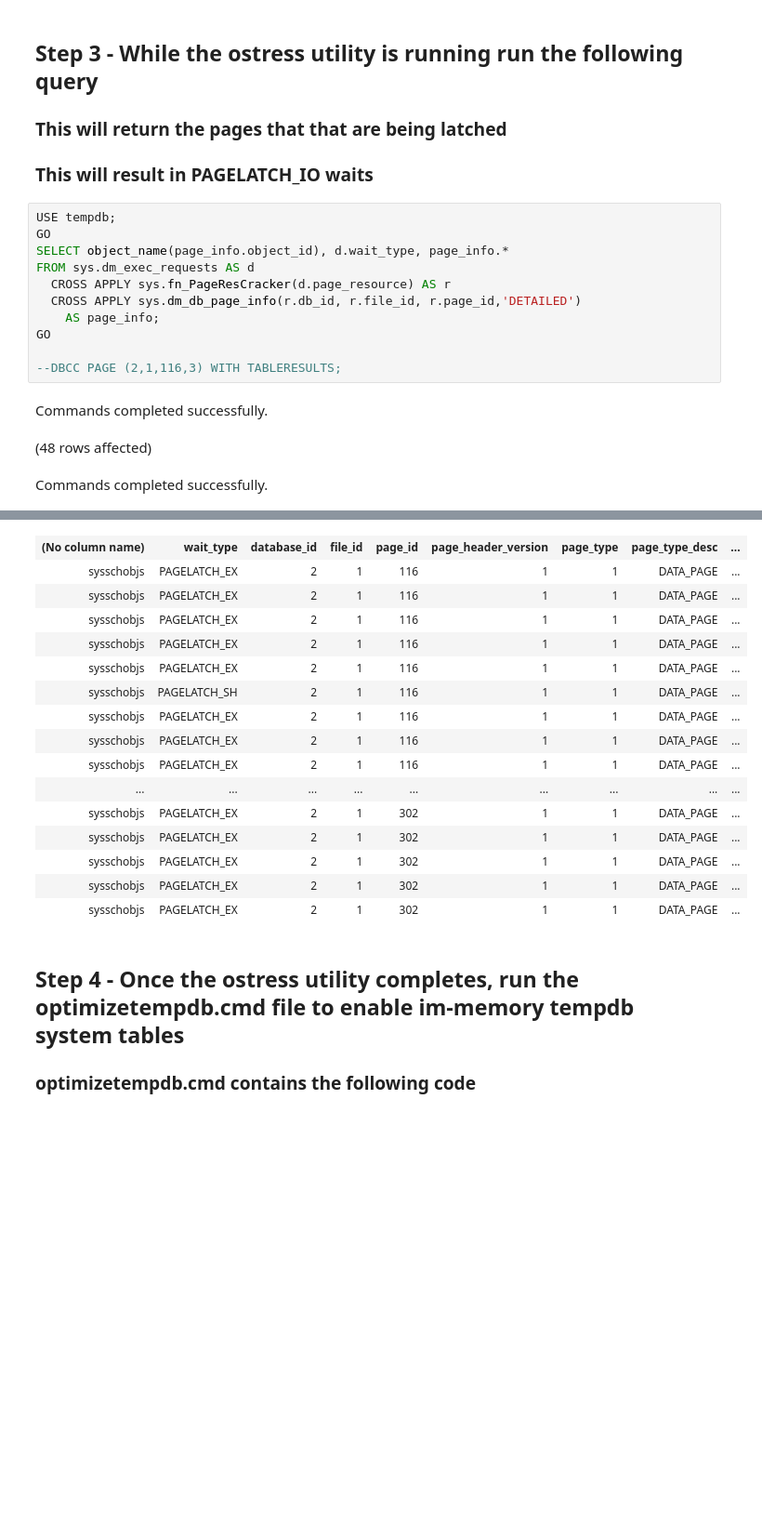
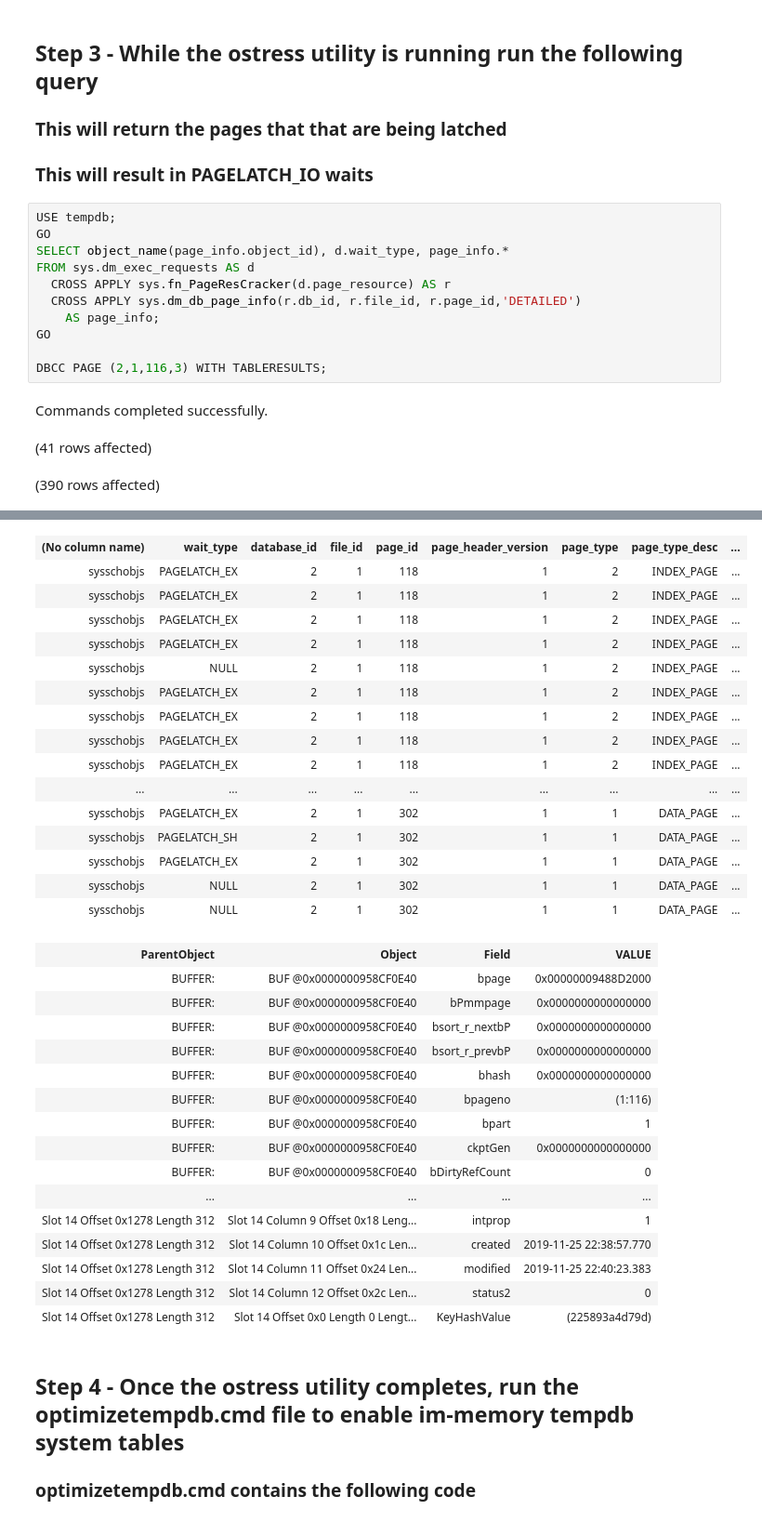
Before and after one commit to skreebydba/MinnesotaPresentation, a Jupyter notebook: tempdb/tempdbstress.ipynb, the cells around one changed output, grey strips where cells are left out. Shown: that part at 93% size. Cells and saved outputs as stored; diff of their text form; blank space fills up the shorter version.

```diff
--- a/tempdb/tempdbstress.ipynb
+++ b/tempdb/tempdbstress.ipynb
@@ -50,8 +52,8 @@ FROM sys.dm_exec_requests AS d
     AS page_info;
 GO
 
---DBCC PAGE (2,1,116,3) WITH TABLERESULTS;
+DBCC PAGE (2,1,116,3) WITH TABLERESULTS;
 # %% [output]
 Commands completed successfully.
-(48 rows affected)
+(41 rows affected)
-Commands completed successfully.
+(390 rows affected)
@@ -59,19 +62,35 @@ Total execution time: 00:00:00.075
 | (No column name) | wait_type | database_id | file_id | page_id | page_header_version | page_type | page_type_desc | ... |
-| sysschobjs | PAGELATCH_EX | 2 | 1 | 116 | 1 | 1 | DATA_PAGE | ... |
-| sysschobjs | PAGELATCH_EX | 2 | 1 | 116 | 1 | 1 | DATA_PAGE | ... |
-| sysschobjs | PAGELATCH_EX | 2 | 1 | 116 | 1 | 1 | DATA_PAGE | ... |
-| sysschobjs | PAGELATCH_EX | 2 | 1 | 116 | 1 | 1 | DATA_PAGE | ... |
-| sysschobjs | PAGELATCH_EX | 2 | 1 | 116 | 1 | 1 | DATA_PAGE | ... |
-| sysschobjs | PAGELATCH_SH | 2 | 1 | 116 | 1 | 1 | DATA_PAGE | ... |
-| sysschobjs | PAGELATCH_EX | 2 | 1 | 116 | 1 | 1 | DATA_PAGE | ... |
-| sysschobjs | PAGELATCH_EX | 2 | 1 | 116 | 1 | 1 | DATA_PAGE | ... |
-| sysschobjs | PAGELATCH_EX | 2 | 1 | 116 | 1 | 1 | DATA_PAGE | ... |
+| sysschobjs | PAGELATCH_EX | 2 | 1 | 118 | 1 | 2 | INDEX_PAGE | ... |
+| sysschobjs | PAGELATCH_EX | 2 | 1 | 118 | 1 | 2 | INDEX_PAGE | ... |
+| sysschobjs | PAGELATCH_EX | 2 | 1 | 118 | 1 | 2 | INDEX_PAGE | ... |
+| sysschobjs | PAGELATCH_EX | 2 | 1 | 118 | 1 | 2 | INDEX_PAGE | ... |
+| sysschobjs | NULL | 2 | 1 | 118 | 1 | 2 | INDEX_PAGE | ... |
+| sysschobjs | PAGELATCH_EX | 2 | 1 | 118 | 1 | 2 | INDEX_PAGE | ... |
+| sysschobjs | PAGELATCH_EX | 2 | 1 | 118 | 1 | 2 | INDEX_PAGE | ... |
+| sysschobjs | PAGELATCH_EX | 2 | 1 | 118 | 1 | 2 | INDEX_PAGE | ... |
+| sysschobjs | PAGELATCH_EX | 2 | 1 | 118 | 1 | 2 | INDEX_PAGE | ... |
 | ... | ... | ... | ... | ... | ... | ... | ... | ... |
 | sysschobjs | PAGELATCH_EX | 2 | 1 | 302 | 1 | 1 | DATA_PAGE | ... |
+| sysschobjs | PAGELATCH_SH | 2 | 1 | 302 | 1 | 1 | DATA_PAGE | ... |
 | sysschobjs | PAGELATCH_EX | 2 | 1 | 302 | 1 | 1 | DATA_PAGE | ... |
-| sysschobjs | PAGELATCH_EX | 2 | 1 | 302 | 1 | 1 | DATA_PAGE | ... |
-| sysschobjs | PAGELATCH_EX | 2 | 1 | 302 | 1 | 1 | DATA_PAGE | ... |
-| sysschobjs | PAGELATCH_EX | 2 | 1 | 302 | 1 | 1 | DATA_PAGE | ... |
+| sysschobjs | NULL | 2 | 1 | 302 | 1 | 1 | DATA_PAGE | ... |
+| sysschobjs | NULL | 2 | 1 | 302 | 1 | 1 | DATA_PAGE | ... |
+| ParentObject | Object | Field | VALUE |
+| BUFFER: | BUF @0x0000000958CF0E40 | bpage | 0x00000009488D2000 |
+| BUFFER: | BUF @0x0000000958CF0E40 | bPmmpage | 0x0000000000000000 |
+| BUFFER: | BUF @0x0000000958CF0E40 | bsort_r_nextbP | 0x0000000000000000 |
+| BUFFER: | BUF @0x0000000958CF0E40 | bsort_r_prevbP | 0x0000000000000000 |
+| BUFFER: | BUF @0x0000000958CF0E40 | bhash | 0x0000000000000000 |
+| BUFFER: | BUF @0x0000000958CF0E40 | bpageno | (1:116) |
+| BUFFER: | BUF @0x0000000958CF0E40 | bpart | 1 |
+| BUFFER: | BUF @0x0000000958CF0E40 | ckptGen | 0x0000000000000000 |
+| BUFFER: | BUF @0x0000000958CF0E40 | bDirtyRefCount | 0 |
+| ... | ... | ... | ... |
+| Slot 14 Offset 0x1278 Length 312 | Slot 14 Column 9 Offset 0x18 Leng... | intprop | 1 |
+| Slot 14 Offset 0x1278 Length 312 | Slot 14 Column 10 Offset 0x1c Len... | created | 2019-11-25 22:38:57.770 |
+| Slot 14 Offset 0x1278 Length 312 | Slot 14 Column 11 Offset 0x24 Len... | modified | 2019-11-25 22:40:23.383 |
+| Slot 14 Offset 0x1278 Length 312 | Slot 14 Column 12 Offset 0x2c Len... | status2 | 0 |
+| Slot 14 Offset 0x1278 Length 312 | Slot 14 Offset 0x0 Length 0 Lengt... | KeyHashValue | (225893a4d79d) |
 # %% [markdown]
 ## Step 4 - Once the ostress utility completes, run the optimizetempdb.cmd file to enable im-memory tempdb system tables
 ### optimizetempdb.cmd contains the following code
```
Also changed, not shown: parts of 5 cells of this notebook, 7 other files.
